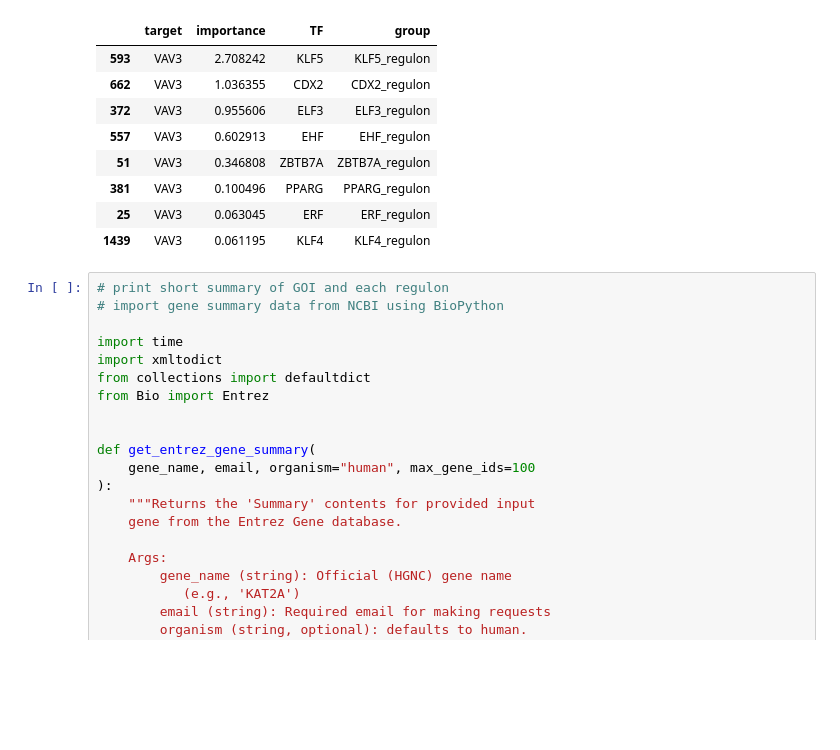
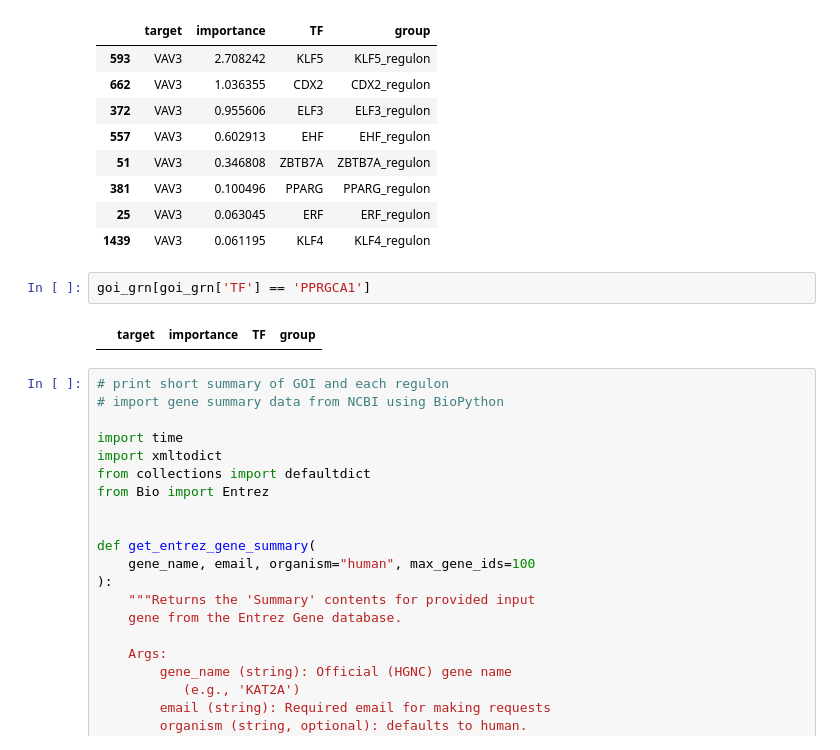
Before and after one commit to chickaroo/genereporter, a Jupyter notebook: src/network_viz.ipynb, the cells around one changed output. Cells and saved outputs as stored; diff of their text form; blank space fills up the shorter version.

```diff
--- a/src/network_viz.ipynb
+++ b/src/network_viz.ipynb
@@ -102,6 +103,10 @@ goi_grn[goi_grn['target'] == GOI]
 | 381 | VAV3 | 0.100496 | PPARG | PPARG_regulon |
 | 25 | VAV3 | 0.063045 | ERF | ERF_regulon |
 | 1439 | VAV3 | 0.061195 | KLF4 | KLF4_regulon |
+# %%
+goi_grn[goi_grn['TF'] == 'PPRGCA1']
+# %% [output]
+|  | target | importance | TF | group |
 # %%
 # print short summary of GOI and each regulon
 # import gene summary data from NCBI using BioPython
```
Also changed, not shown: parts of 4 cells of this notebook, 4 other files.
